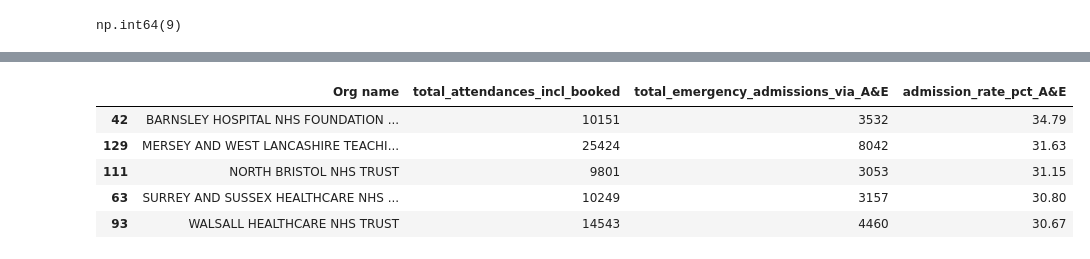
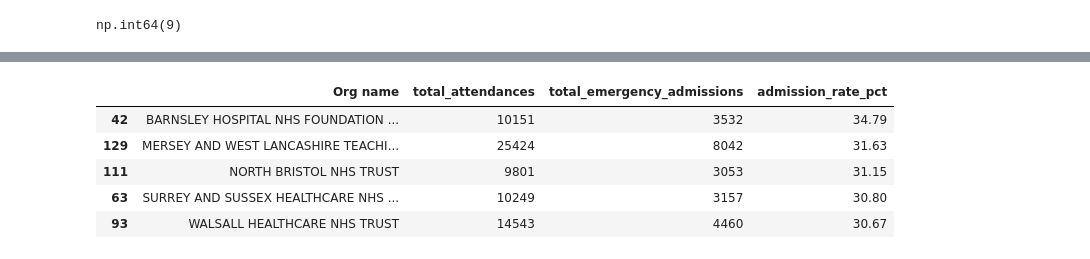
Before and after one commit to Arun-Kumar-Venugopal/nhs-portfolio, a Jupyter notebook: project-01-ae-admissions/notebooks/01_data_inspection.ipynb, the cells around one changed output, grey strips where cells are left out. Cells and saved outputs as stored; diff of their text form; code cells hidden in the pictures.

```diff
--- a/project-01-ae-admissions/notebooks/01_data_inspection.ipynb
+++ b/project-01-ae-admissions/notebooks/01_data_inspection.ipynb
@@ -160,13 +135,10 @@ ae_jun2026_clean_df[['Org name','total_unplanned_attendances','total_booked_atte
 # %%
-ae_jun2026_clean_df['total_emergency_admissions_via_A&E'] = (ae_jun2026_clean_df['Emergency admissions via A&E - Type 1'] +
+ae_jun2026_clean_df['total_emergency_admissions'] = (ae_jun2026_clean_df['Emergency admissions via A&E - Type 1'] +
                                                                   ae_jun2026_clean_df['Emergency admissions via A&E - Type 2'] +
                                                                   ae_jun2026_clean_df['Emergency admissions via A&E - Other A&E department'])
-# %%
-ae_jun2026_clean_df['total_emergency_admissions'] = (ae_jun2026_clean_df['total_emergency_admissions_via_A&E'] +
-                                                     ae_jun2026_clean_df['Other emergency admissions'])
 # %%
-ae_jun2026_clean_df['admission_rate_pct_A&E'] = round((ae_jun2026_clean_df['total_emergency_admissions_via_A&E'] /
-                                                 ae_jun2026_clean_df['total_attendances_incl_booked'])*100,2)
+ae_jun2026_clean_df['admission_rate_pct'] = round((ae_jun2026_clean_df['total_emergency_admissions'] /
+                                                 ae_jun2026_clean_df['total_attendances'])*100,2)
 # %%
 ae_jun2026_clean_df.head()
 # %% [output]
@@ -190,3 +172,3 @@ ae_jun2026_clean_df[['Org name','total_attendances_incl_booked','total_emergency
 # %%
-ae_jun2026_clean_df['admission_rate_pct_A&E'] = ae_jun2026_clean_df['admission_rate_pct_A&E'].replace(to_replace=[np.inf,-np.inf],value=np.nan)
+ae_jun2026_clean_df['admission_rate_pct'] = ae_jun2026_clean_df['admission_rate_pct'].replace(to_replace=[np.inf,-np.inf],value=np.nan)
 # %%
@@ -210,8 +178,8 @@ ae_jun2026_clean_df[ae_jun2026_clean_df['admission_rate_pct_A&E'].isna()]
 # %%
-ae_jun2026_clean_df[['Org name','total_attendances_incl_booked','total_emergency_admissions_via_A&E','admission_rate_pct_A&E']].sort_values(
-    'admission_rate_pct_A&E',ascending=False).head()
+ae_jun2026_clean_df[['Org name','total_attendances','total_emergency_admissions','admission_rate_pct']].sort_values(
+    'admission_rate_pct',ascending=False).head()
 # %% [output]
-|  | Org name | total_attendances_incl_booked | total_emergency_admissions_via_A&E | admission_rate_pct_A&E |
+|  | Org name | total_attendances | total_emergency_admissions | admission_rate_pct |
 | 42 | BARNSLEY HOSPITAL NHS FOUNDATION ... | 10151 | 3532 | 34.79 |
 | 129 | MERSEY AND WEST LANCASHIRE TEACHI... | 25424 | 8042 | 31.63 |
 | 111 | NORTH BRISTOL NHS TRUST | 9801 | 3053 | 31.15 |
```
Also changed, not shown: parts of 125 cells of this notebook.
